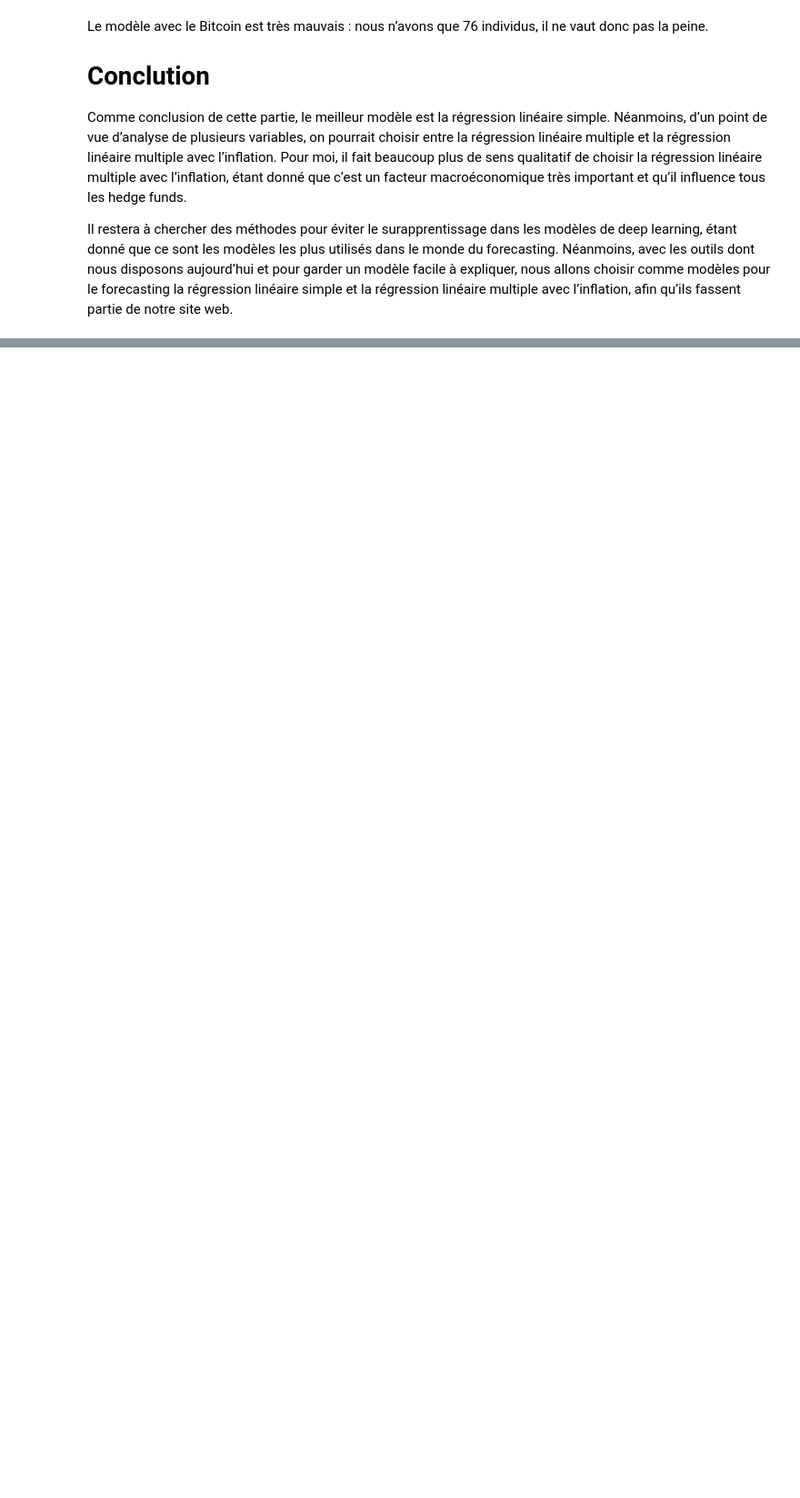
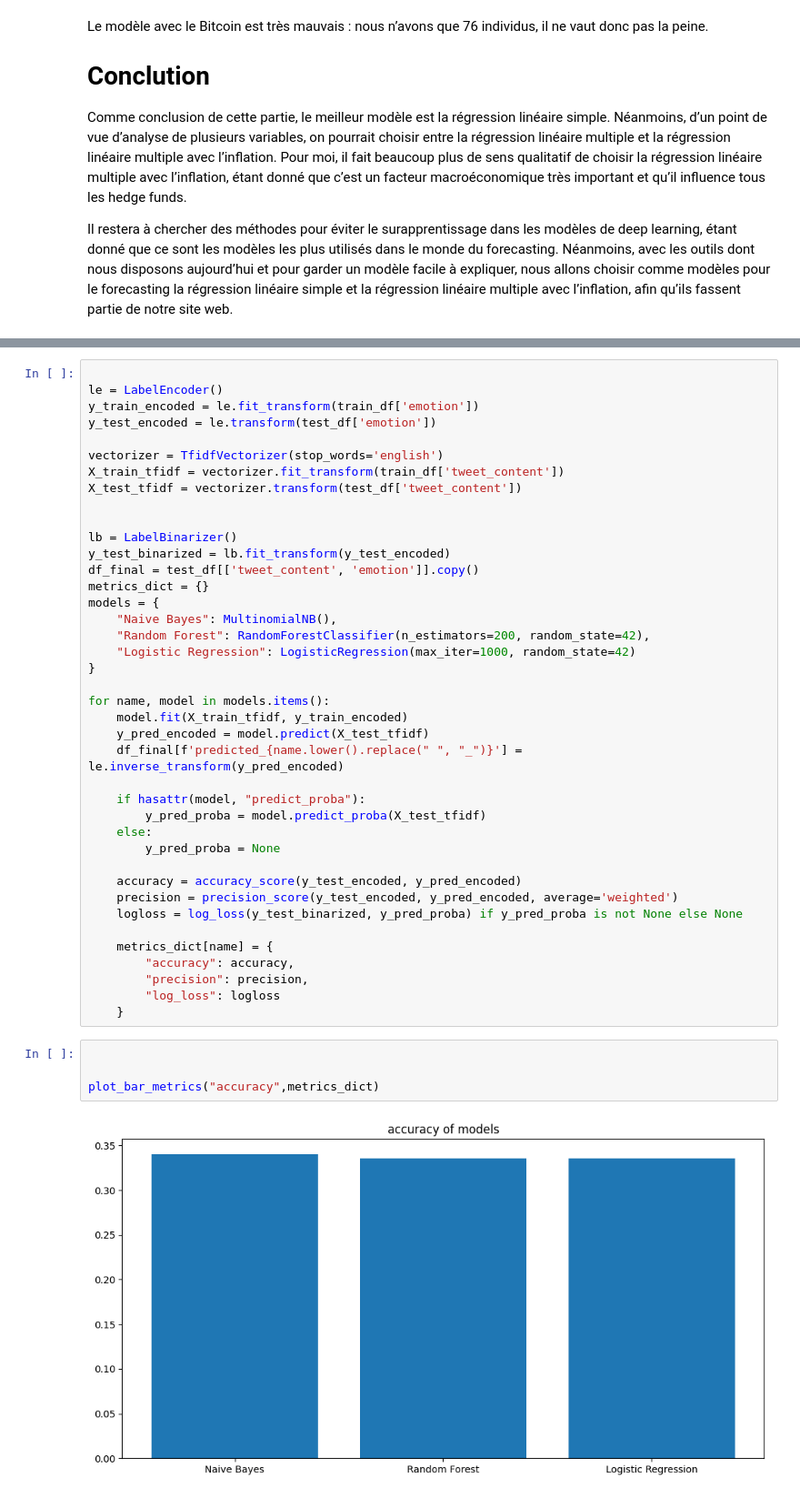
Before and after one commit to gcolpari/STOCKMARKET_PREDICTION-, a Jupyter notebook: Prediction.ipynb, the cells around one changed output, grey strips where cells are left out. Shown at 91% size. Saved outputs shown, nothing was run; the diff lists cells and outputs as text; blank space fills up the shorter version.

Commit message:
partie tweets

```diff
--- a/Prediction.ipynb
+++ b/Prediction.ipynb
@@ -1065,0 +1128,46 @@ Il restera à chercher des méthodes pour éviter le surapprentissage dans les m
+# %%
+
+le = LabelEncoder()
+y_train_encoded = le.fit_transform(train_df['emotion'])
+y_test_encoded = le.transform(test_df['emotion'])
+
+vectorizer = TfidfVectorizer(stop_words='english')
+X_train_tfidf = vectorizer.fit_transform(train_df['tweet_content'])
+X_test_tfidf = vectorizer.transform(test_df['tweet_content'])
+
+
+lb = LabelBinarizer()
+y_test_binarized = lb.fit_transform(y_test_encoded)
+df_final = test_df[['tweet_content', 'emotion']].copy()
+metrics_dict = {}
+models = {
+    "Naive Bayes": MultinomialNB(),
+    "Random Forest": RandomForestClassifier(n_estimators=200, random_state=42),
+    "Logistic Regression": LogisticRegression(max_iter=1000, random_state=42)
+}
+
+for name, model in models.items():
+    model.fit(X_train_tfidf, y_train_encoded)
+    y_pred_encoded = model.predict(X_test_tfidf)
+    df_final[f'predicted_{name.lower().replace(" ", "_")}'] = le.inverse_transform(y_pred_encoded)
+
+    if hasattr(model, "predict_proba"):
+        y_pred_proba = model.predict_proba(X_test_tfidf)
+    else:
+        y_pred_proba = None
+
+    accuracy = accuracy_score(y_test_encoded, y_pred_encoded)
+    precision = precision_score(y_test_encoded, y_pred_encoded, average='weighted')
+    logloss = log_loss(y_test_binarized, y_pred_proba) if y_pred_proba is not None else None
+
+    metrics_dict[name] = {
+        "accuracy": accuracy,
+        "precision": precision,
+        "log_loss": logloss
+    }
+# %%
+
+
+plot_bar_metrics("accuracy",metrics_dict)
+# %% [output]
+[figure, added]
```
Also changed, not shown: parts of 54 cells of this notebook.
